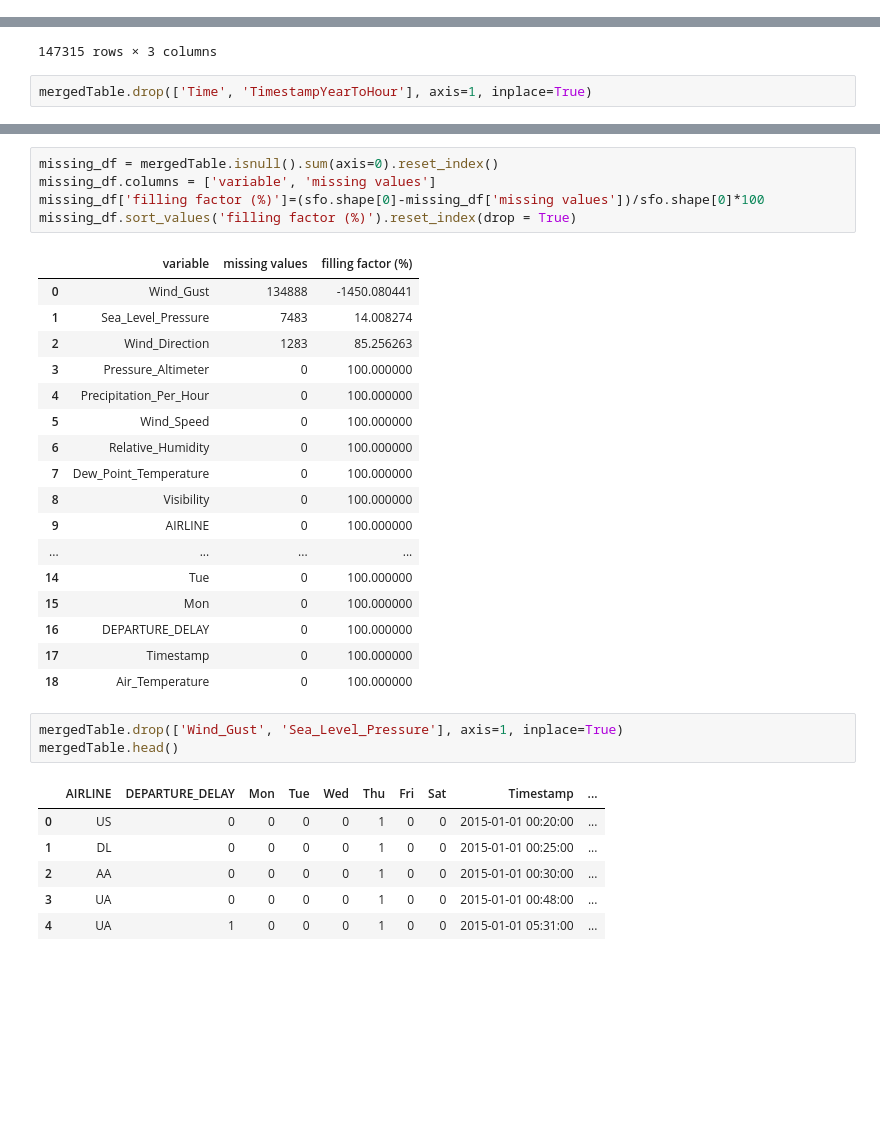
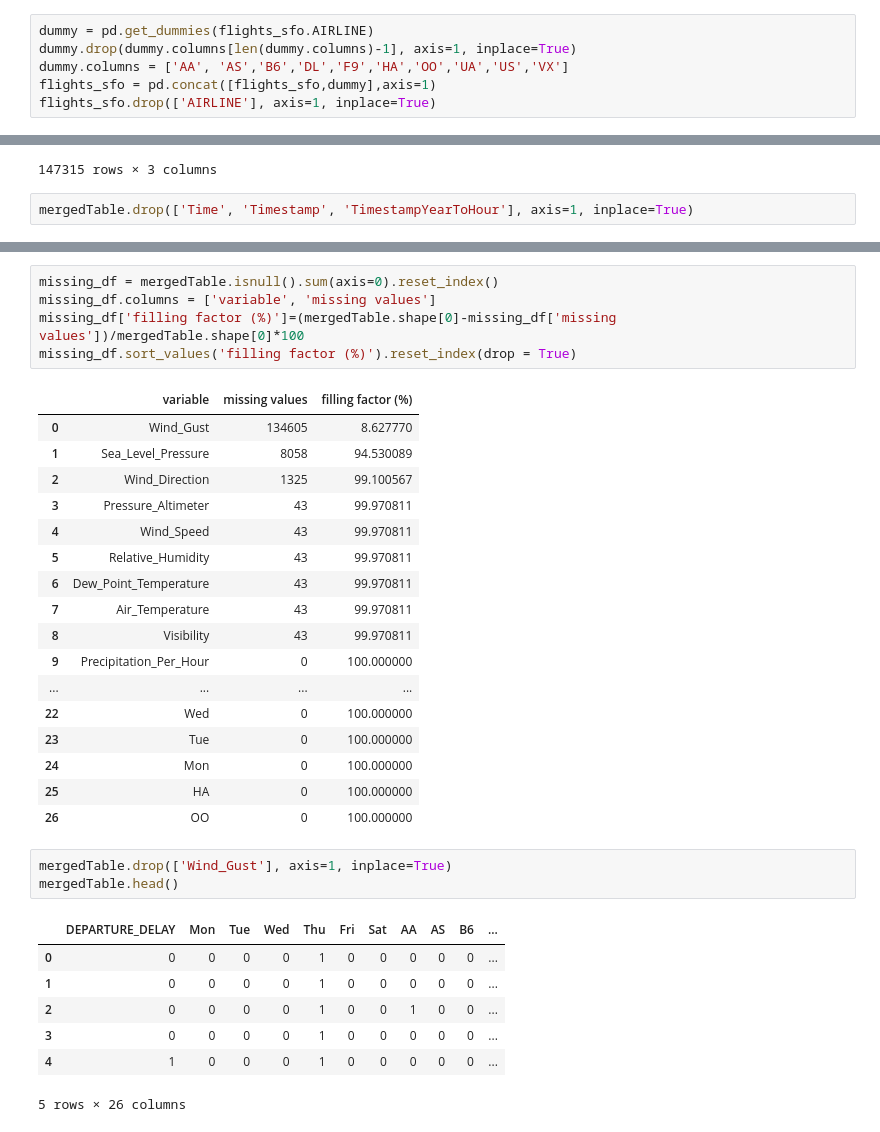
Before and after one commit to MrMrEcho/Flight_Delay_Prediction_with_Weather, a Jupyter notebook: Flight_Delay.ipynb, the cells around one changed output, grey strips where cells are left out. Saved outputs shown, nothing was run; the diff lists cells and outputs as text; blank space fills up the shorter version.

Commit message:
Export csv data. Process airline data.

```diff
--- a/Flight_Delay.ipynb
+++ b/Flight_Delay.ipynb
@@ -102,6 +102,12 @@ dummy.drop(dummy.columns[len(dummy.columns)-1], axis=1, inplace=True)
 dummy.columns = ['Mon', 'Tue','Wed','Thu','Fri','Sat']
 flights_sfo = pd.concat([flights_sfo,dummy],axis=1)
 flights_sfo.drop(['DAY_OF_WEEK','ORIGIN_AIRPORT'], axis=1, inplace=True)
+# %%
+dummy = pd.get_dummies(flights_sfo.AIRLINE)
+dummy.drop(dummy.columns[len(dummy.columns)-1], axis=1, inplace=True)
+dummy.columns = ['AA', 'AS','B6','DL','F9','HA','OO','UA','US','VX']
+flights_sfo = pd.concat([flights_sfo,dummy],axis=1)
+flights_sfo.drop(['AIRLINE'], axis=1, inplace=True)
 # %%
 flights_sfo.SCHEDULED_DEPARTURE=flights_sfo.SCHEDULED_DEPARTURE.apply(lambda x: str(x).zfill(4))
 flights_sfo.SCHEDULED_DEPARTURE = flights_sfo.SCHEDULED_DEPARTURE.str[:2] + ':' + flights_sfo.SCHEDULED_DEPARTURE.str[-2:]
@@ -295,7 +301,7 @@ mergedTable[['Time','Timestamp', 'TimestampYearToHour']]
 | 147314 | 2015-12-30 23:56:00 | 2015-12-30 23:59:00 | 23, December 30, 2015 |
 147315 rows × 3 columns
 # %%
-mergedTable.drop(['Time', 'TimestampYearToHour'], axis=1, inplace=True)
+mergedTable.drop(['Time', 'Timestamp', 'TimestampYearToHour'], axis=1, inplace=True)
 # %%
 mergedTable.head(10)
 # %% [output]
@@ -313,33 +320,34 @@ mergedTable.head(10)
 # %%
 missing_df = mergedTable.isnull().sum(axis=0).reset_index()
 missing_df.columns = ['variable', 'missing values']
-missing_df['filling factor (%)']=(sfo.shape[0]-missing_df['missing values'])/sfo.shape[0]*100
+missing_df['filling factor (%)']=(mergedTable.shape[0]-missing_df['missing values'])/mergedTable.shape[0]*100
 missing_df.sort_values('filling factor (%)').reset_index(drop = True)
 # %% [output]
 |  | variable | missing values | filling factor (%) |
-| 0 | Wind_Gust | 134888 | -1450.080441 |
-| 1 | Sea_Level_Pressure | 7483 | 14.008274 |
-| 2 | Wind_Direction | 1283 | 85.256263 |
-| 3 | Pressure_Altimeter | 0 | 100.000000 |
-| 4 | Precipitation_Per_Hour | 0 | 100.000000 |
-| 5 | Wind_Speed | 0 | 100.000000 |
-| 6 | Relative_Humidity | 0 | 100.000000 |
-| 7 | Dew_Point_Temperature | 0 | 100.000000 |
-| 8 | Visibility | 0 | 100.000000 |
-| 9 | AIRLINE | 0 | 100.000000 |
+| 0 | Wind_Gust | 134605 | 8.627770 |
+| 1 | Sea_Level_Pressure | 8058 | 94.530089 |
+| 2 | Wind_Direction | 1325 | 99.100567 |
+| 3 | Pressure_Altimeter | 43 | 99.970811 |
+| 4 | Wind_Speed | 43 | 99.970811 |
+| 5 | Relative_Humidity | 43 | 99.970811 |
+| 6 | Dew_Point_Temperature | 43 | 99.970811 |
+| 7 | Air_Temperature | 43 | 99.970811 |
+| 8 | Visibility | 43 | 99.970811 |
+| 9 | Precipitation_Per_Hour | 0 | 100.000000 |
 | ... | ... | ... | ... |
-| 14 | Tue | 0 | 100.000000 |
-| 15 | Mon | 0 | 100.000000 |
-| 16 | DEPARTURE_DELAY | 0 | 100.000000 |
-| 17 | Timestamp | 0 | 100.000000 |
-| 18 | Air_Temperature | 0 | 100.000000 |
+| 22 | Wed | 0 | 100.000000 |
+| 23 | Tue | 0 | 100.000000 |
+| 24 | Mon | 0 | 100.000000 |
+| 25 | HA | 0 | 100.000000 |
+| 26 | OO | 0 | 100.000000 |
 # %%
-mergedTable.drop(['Wind_Gust', 'Sea_Level_Pressure'], axis=1, inplace=True)
+mergedTable.drop(['Wind_Gust'], axis=1, inplace=True)
 mergedTable.head()
 # %% [output]
-|  | AIRLINE | DEPARTURE_DELAY | Mon | Tue | Wed | Thu | Fri | Sat | Timestamp | ... |
-| 0 | US | 0 | 0 | 0 | 0 | 1 | 0 | 0 | 2015-01-01 00:20:00 | ... |
-| 1 | DL | 0 | 0 | 0 | 0 | 1 | 0 | 0 | 2015-01-01 00:25:00 | ... |
-| 2 | AA | 0 | 0 | 0 | 0 | 1 | 0 | 0 | 2015-01-01 00:30:00 | ... |
-| 3 | UA | 0 | 0 | 0 | 0 | 1 | 0 | 0 | 2015-01-01 00:48:00 | ... |
-| 4 | UA | 1 | 0 | 0 | 0 | 1 | 0 | 0 | 2015-01-01 05:31:00 | ... |
+|  | DEPARTURE_DELAY | Mon | Tue | Wed | Thu | Fri | Sat | AA | AS | B6 | ... |
+| 0 | 0 | 0 | 0 | 0 | 1 | 0 | 0 | 0 | 0 | 0 | ... |
+| 1 | 0 | 0 | 0 | 0 | 1 | 0 | 0 | 0 | 0 | 0 | ... |
+| 2 | 0 | 0 | 0 | 0 | 1 | 0 | 0 | 1 | 0 | 0 | ... |
+| 3 | 0 | 0 | 0 | 0 | 1 | 0 | 0 | 0 | 0 | 0 | ... |
+| 4 | 1 | 0 | 0 | 0 | 1 | 0 | 0 | 0 | 0 | 0 | ... |
+5 rows × 26 columns
```
Also changed, not shown: parts of 12 cells of this notebook, 1 other file.
